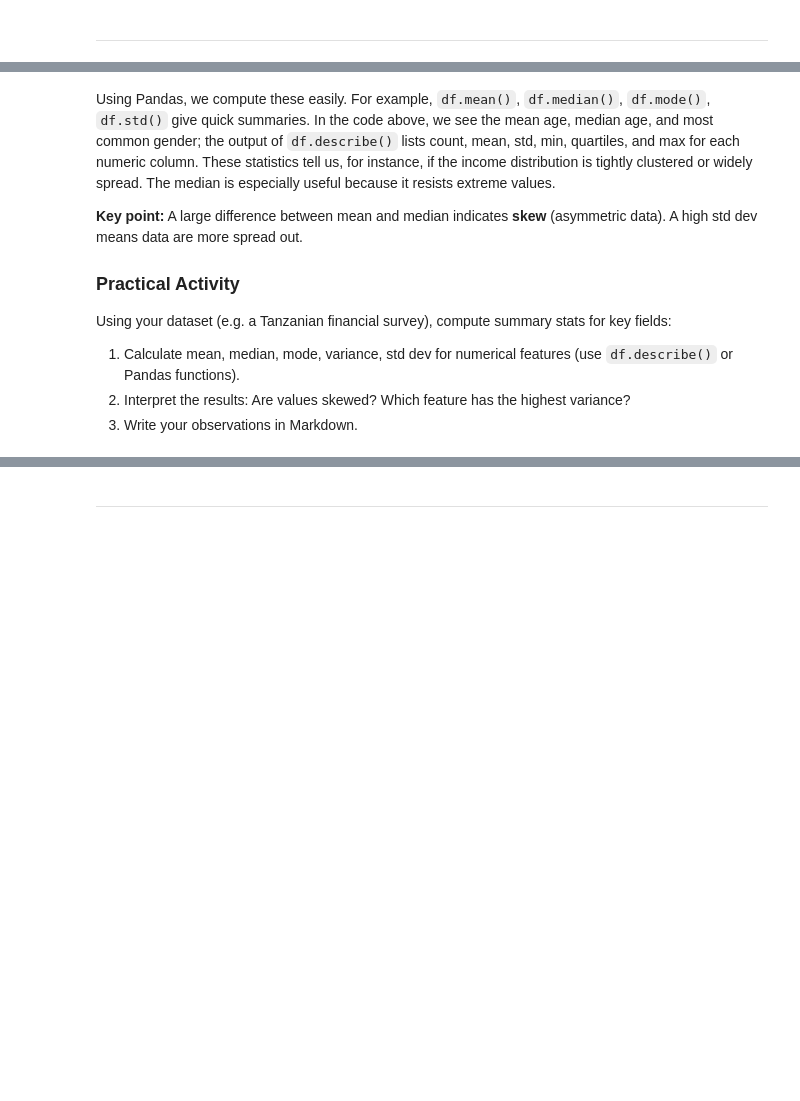
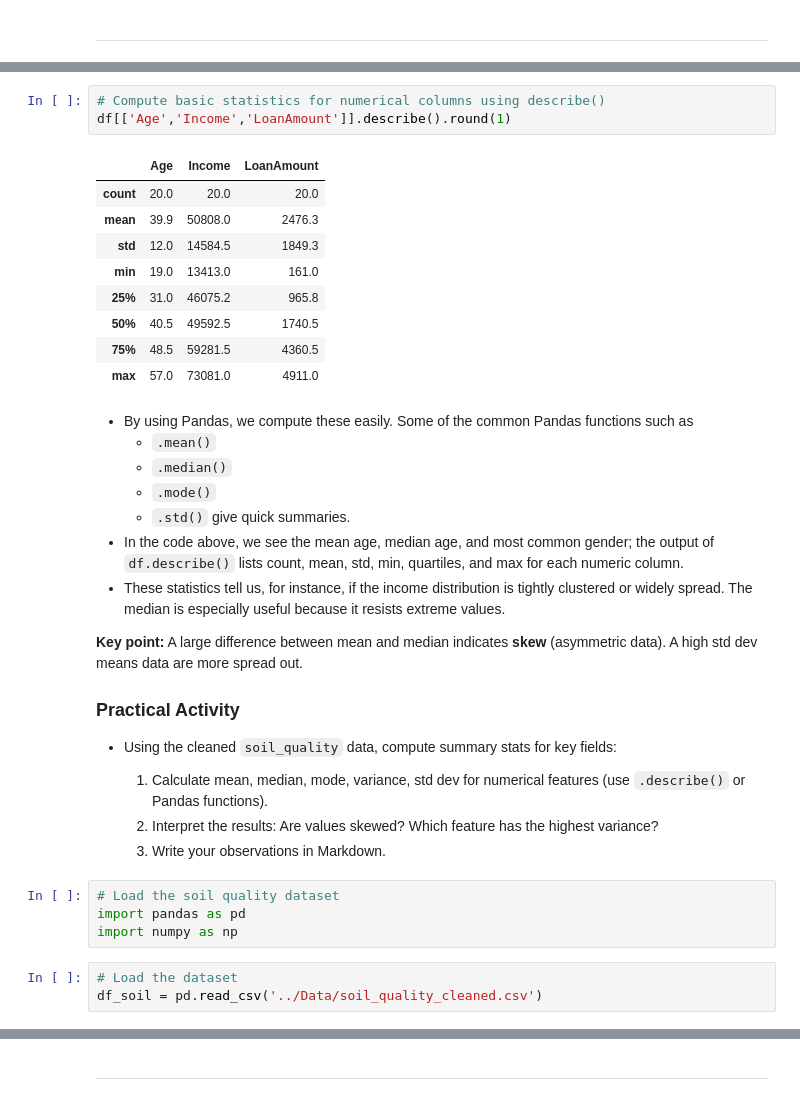
Before and after one commit to datasafariio/AI-bootcamp-fall2025, a Jupyter notebook: Session4/Session4_Exploratory_Data_Analysis_and_Visualization.ipynb, the cells around one changed output, grey strips where cells are left out. Cells and saved outputs as stored; diff of their text form; blank space fills up the shorter version.

```diff
--- a/Session4/Session4_Exploratory_Data_Analysis_and_Visualization.ipynb
+++ b/Session4/Session4_Exploratory_Data_Analysis_and_Visualization.ipynb
@@ -45,11 +99,37 @@ print(df[['Age','Income','LoanAmount']].describe().round(1))
+# %%
+# Compute basic statistics for numerical columns using describe()
+df[['Age','Income','LoanAmount']].describe().round(1)
+# %% [output]
+|  | Age | Income | LoanAmount |
+| count | 20.0 | 20.0 | 20.0 |
+| mean | 39.9 | 50808.0 | 2476.3 |
+| std | 12.0 | 14584.5 | 1849.3 |
+| min | 19.0 | 13413.0 | 161.0 |
+| 25% | 31.0 | 46075.2 | 965.8 |
+| 50% | 40.5 | 49592.5 | 1740.5 |
+| 75% | 48.5 | 59281.5 | 4360.5 |
+| max | 57.0 | 73081.0 | 4911.0 |
 # %% [markdown]
-Using Pandas, we compute these easily. For example, `df.mean()`, `df.median()`, `df.mode()`, `df.std()` give quick summaries. In the code above, we see the mean age, median age, and most common gender; the output of `df.describe()` lists count, mean, std, min, quartiles, and max for each numeric column. These statistics tell us, for instance, if the income distribution is tightly clustered or widely spread. The median is especially useful because it resists extreme values.
+- By using Pandas, we compute these easily. Some of the common Pandas functions such as
+  - `.mean()`
+  - `.median()`
+  - `.mode()`
+  - `.std()` give quick summaries.
+- In the code above, we see the mean age, median age, and most common gender; the output of `df.describe()` lists count, mean, std, min, quartiles, and max for each numeric column.
+- These statistics tell us, for instance, if the income distribution is tightly clustered or widely spread. The median is especially useful because it resists extreme values.
 
 **Key point:** A large difference between mean and median indicates **skew** (asymmetric data). A high std dev means data are more spread out.
 
 ### Practical Activity
-Using your dataset (e.g. a Tanzanian financial survey), compute summary stats for key fields:
+- Using the cleaned `soil_quality` data, compute summary stats for key fields:
 
-1. Calculate mean, median, mode, variance, std dev for numerical features (use `df.describe()` or Pandas functions).
-2. Interpret the results: Are values skewed? Which feature has the highest variance?
-3. Write your observations in Markdown.
+  1. Calculate mean, median, mode, variance, std dev for numerical features (use `.describe()` or Pandas functions).
+  2. Interpret the results: Are values skewed? Which feature has the highest variance?
+  3. Write your observations in Markdown.
+# %%
+# Load the soil quality dataset
+import pandas as pd
+import numpy as np
+# %%
+# Load the dataset
+df_soil = pd.read_csv('../Data/soil_quality_cleaned.csv')
```
Also changed, not shown: parts of 19 cells of this notebook, 3 other files.
